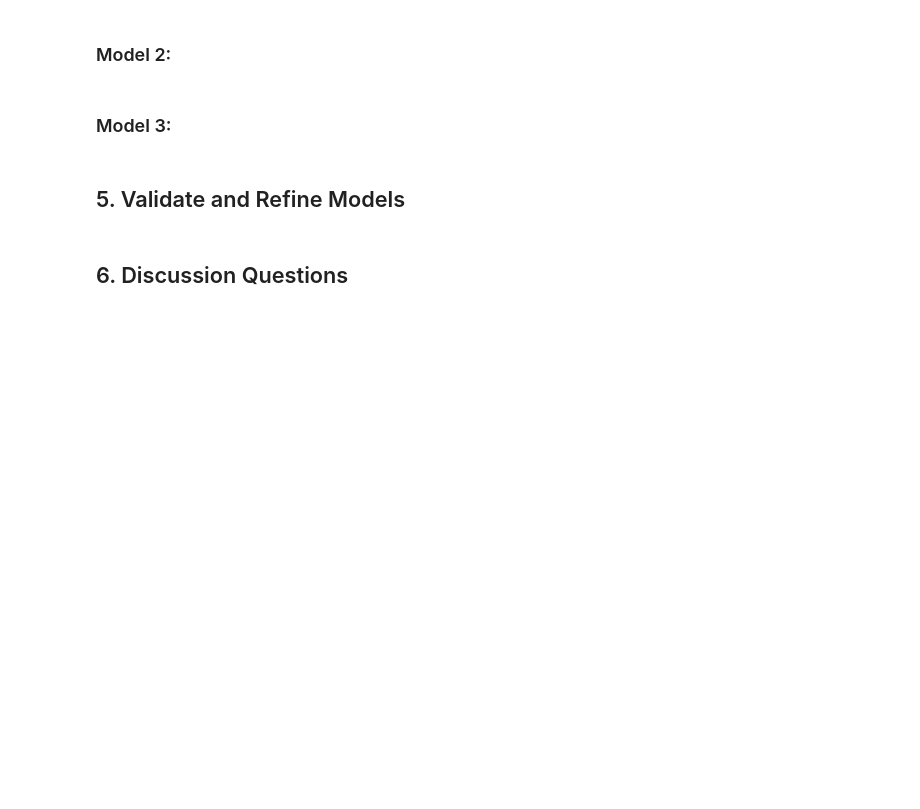
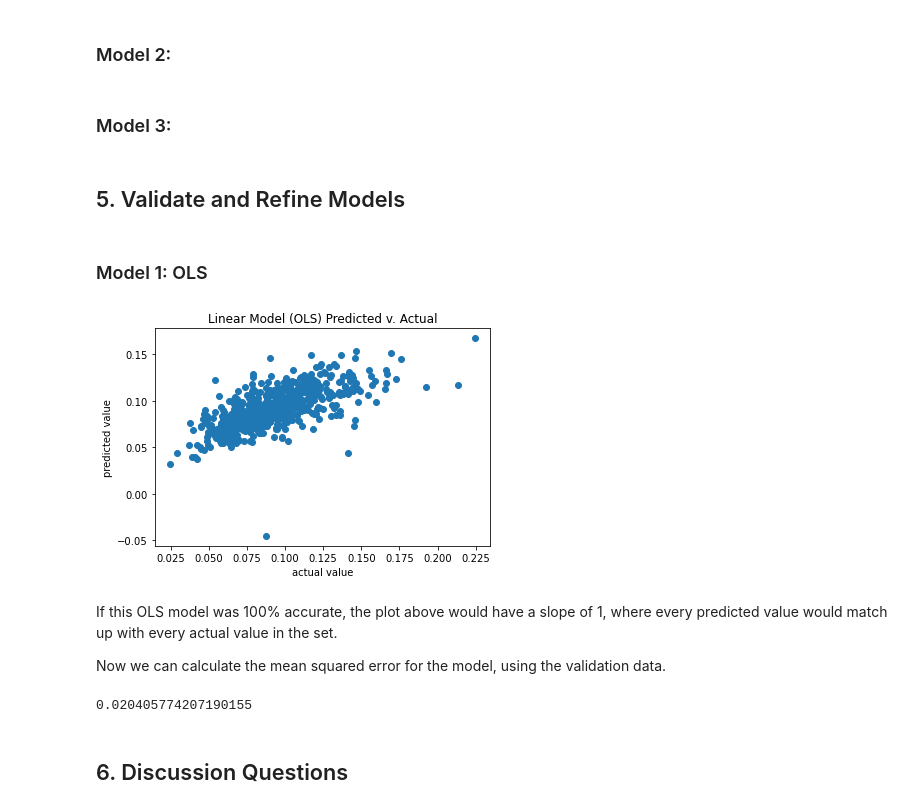
Before and after one commit to alonzoack/CSS_Project2_Group5, a Jupyter notebook: Project 2 Students.ipynb, the cells around one changed output. Cells and saved outputs as stored; diff of their text form; code cells hidden in the pictures; blank space fills up the shorter version.

Commit message:
validated OLS model

```diff
--- a/Project 2 Students.ipynb
+++ b/Project 2 Students.ipynb
@@ -442,6 +442,28 @@ If we imagine a best fit line for the plot above, the slope of the line would be
 ## 5. Validate and Refine Models
 # %%
 # use X_validation and y_validation data sets to evaluate and refine your models
+# %% [markdown]
+### Model 1: OLS
+# %%
+# predict the number of riders
+lin_pred = lin_model.predict(X_validate)
+
+# plot the residuals on a scatter plot
+plt.scatter(y_validate, lin_pred)
+plt.title('Linear Model (OLS) Predicted v. Actual')
+plt.xlabel('actual value')
+plt.ylabel('predicted value')
+plt.show()
+# %% [output]
+[figure, added]
+# %% [markdown]
+If this OLS model was 100% accurate, the plot above would have a slope of 1, where every predicted value would match up with every actual value in the set.
+
+Now we can calculate the mean squared error for the model, using the validation data.
+# %%
+rmse(lin_pred, y_validate)
+# %% [output]
+0.020405774207190155
 # %% [markdown]
 ## 6. Discussion Questions
 # %%
```
Also changed, not shown: parts of 6 cells of this notebook.
